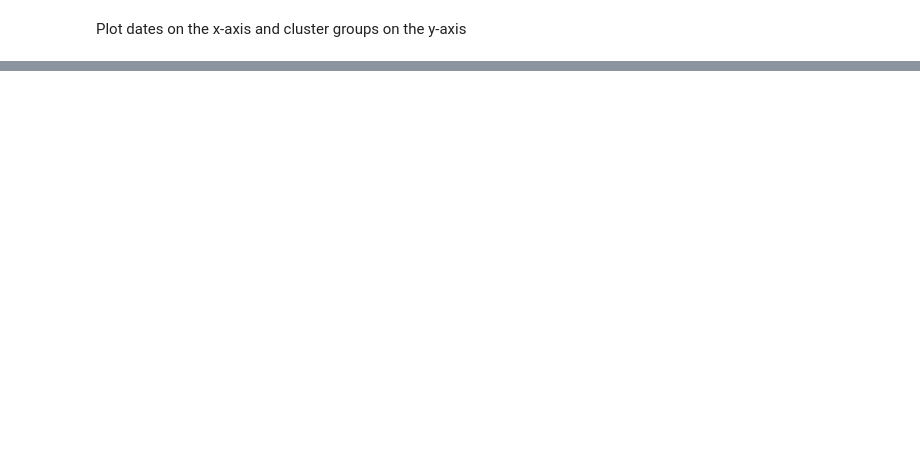
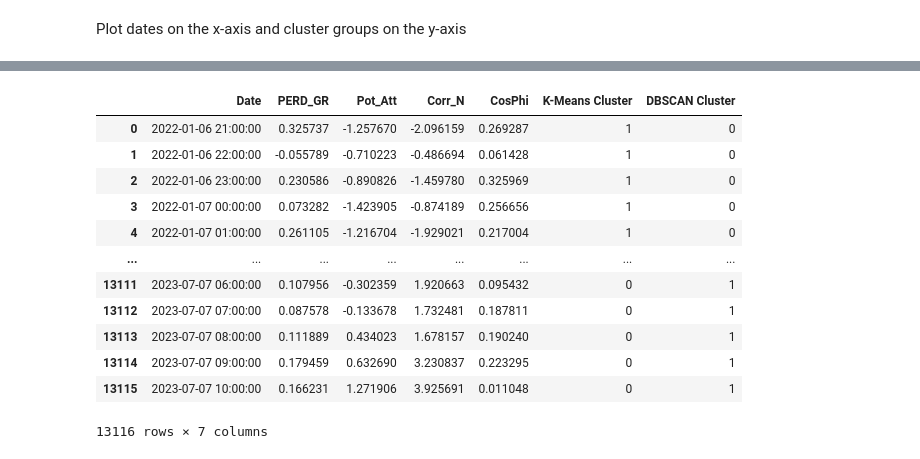
Before and after one commit to Matt17BR/ml4ds2324_cluster_analysis, a Jupyter notebook: scripts/cluster_analysis.ipynb, the cells around one changed output, grey strips where cells are left out. Cells and saved outputs as stored; diff of their text form; code cells hidden in the pictures; blank space fills up the shorter version.

```diff
--- a/scripts/cluster_analysis.ipynb
+++ b/scripts/cluster_analysis.ipynb
@@ -168,0 +167,16 @@ plt.show()
+# %%
+plotting_df
+# %% [output]
+|  | Date | PERD_GR | Pot_Att | Corr_N | CosPhi | K-Means Cluster | DBSCAN Cluster |
+| 0 | 2022-01-06 21:00:00 | 0.325737 | -1.257670 | -2.096159 | 0.269287 | 1 | 0 |
+| 1 | 2022-01-06 22:00:00 | -0.055789 | -0.710223 | -0.486694 | 0.061428 | 1 | 0 |
+| 2 | 2022-01-06 23:00:00 | 0.230586 | -0.890826 | -1.459780 | 0.325969 | 1 | 0 |
+| 3 | 2022-01-07 00:00:00 | 0.073282 | -1.423905 | -0.874189 | 0.256656 | 1 | 0 |
+| 4 | 2022-01-07 01:00:00 | 0.261105 | -1.216704 | -1.929021 | 0.217004 | 1 | 0 |
+| ... | ... | ... | ... | ... | ... | ... | ... |
+| 13111 | 2023-07-07 06:00:00 | 0.107956 | -0.302359 | 1.920663 | 0.095432 | 0 | 1 |
+| 13112 | 2023-07-07 07:00:00 | 0.087578 | -0.133678 | 1.732481 | 0.187811 | 0 | 1 |
+| 13113 | 2023-07-07 08:00:00 | 0.111889 | 0.434023 | 1.678157 | 0.190240 | 0 | 1 |
+| 13114 | 2023-07-07 09:00:00 | 0.179459 | 0.632690 | 3.230837 | 0.223295 | 0 | 1 |
+| 13115 | 2023-07-07 10:00:00 | 0.166231 | 1.271906 | 3.925691 | 0.011048 | 0 | 1 |
+13116 rows × 7 columns
```
Also changed, not shown: parts of 5 cells of this notebook, 1 other file.
